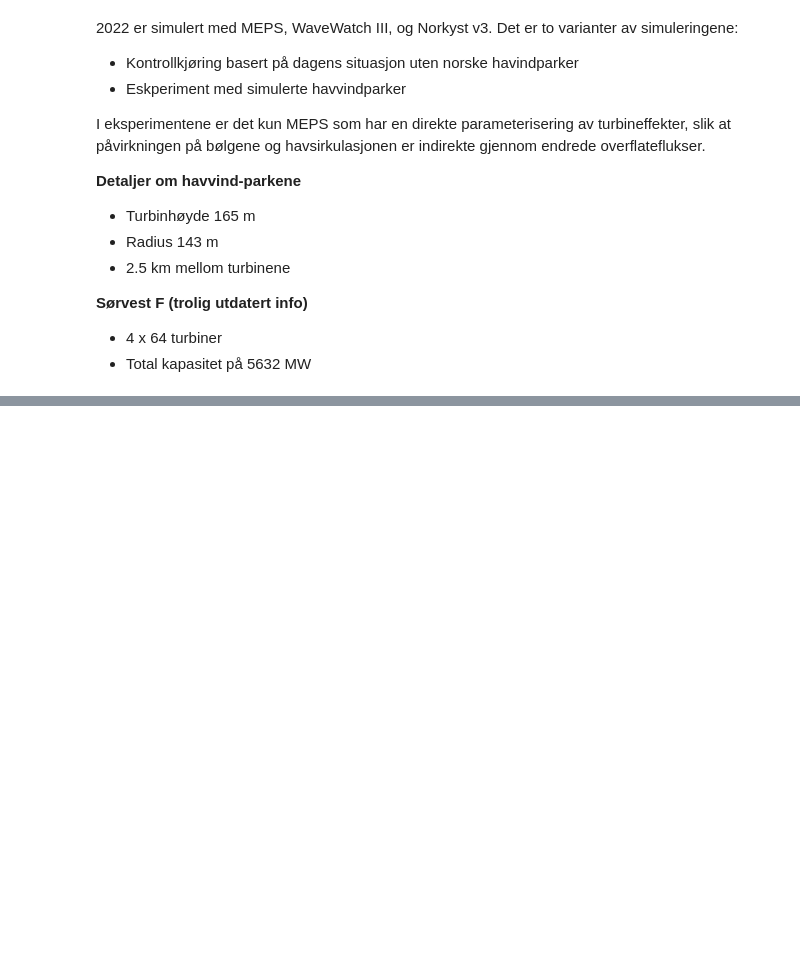
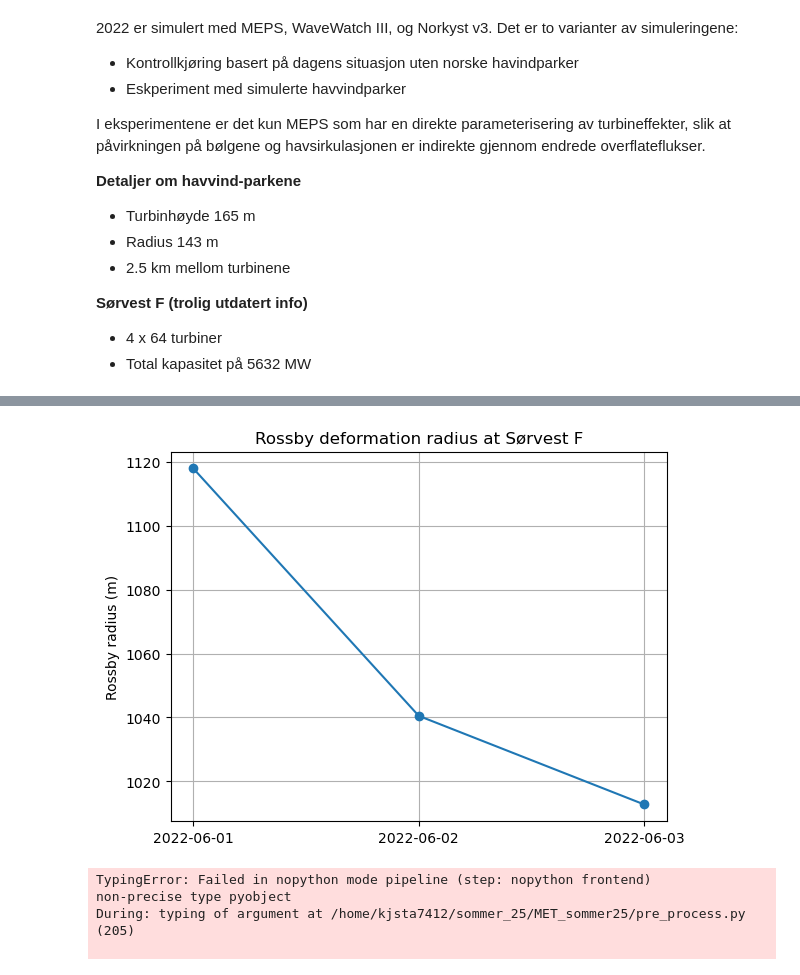
Before and after one commit to kjes4pres/MET_sommer25, a Jupyter notebook: windmill_analysis.ipynb, the cells around one changed output, grey strips where cells are left out. Cells and saved outputs as stored; diff of their text form; code cells hidden in the pictures; blank space fills up the shorter version.

```diff
--- a/windmill_analysis.ipynb
+++ b/windmill_analysis.ipynb
@@ -87,0 +95,13 @@ MemoryError: Unable to allocate 962. MiB for an array with shape (1, 1148, 2747,
+# %%
+fig, ax = plt.subplots()
+
+ax.plot(test.ocean_time, R_test.isel(eta_rho=i_loc, xi_rho=j_loc).values, marker='o')
+
+ax.set_ylabel('Rossby radius (m)')
+ax.set_title('Rossby deformation radius at Sørvest F')
+
+ax.set_xticks(test.ocean_time, rotation=45)
+
+ax.grid(True)
+# %% [output]
+[figure, added]
@@ -87,0 +116,7 @@ MemoryError: Unable to allocate 962. MiB for an array with shape (1, 1148, 2747,
+# %%
+R_testing = get_rossby_radius(rho_test, z_test, f_test)
+# %% [output]
+TypingError: Failed in nopython mode pipeline (step: nopython frontend)
+non-precise type pyobject
+During: typing of argument at /home/kjsta7412/sommer_25/MET_sommer25/pre_process.py (205)
+
```
Also changed, not shown: parts of 25 cells of this notebook.
